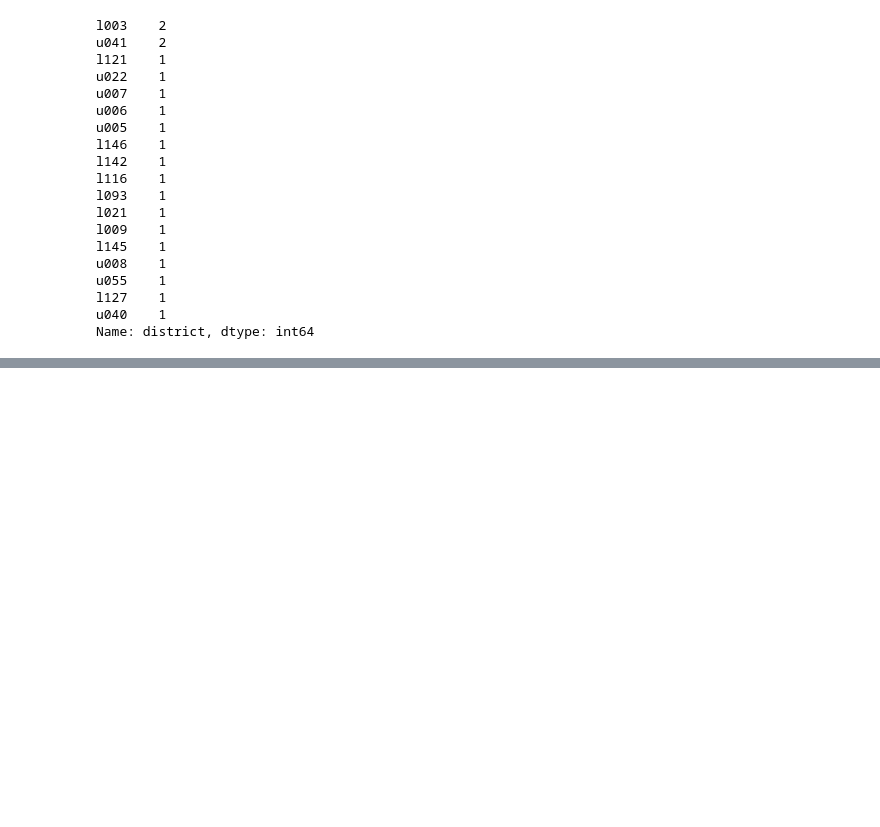
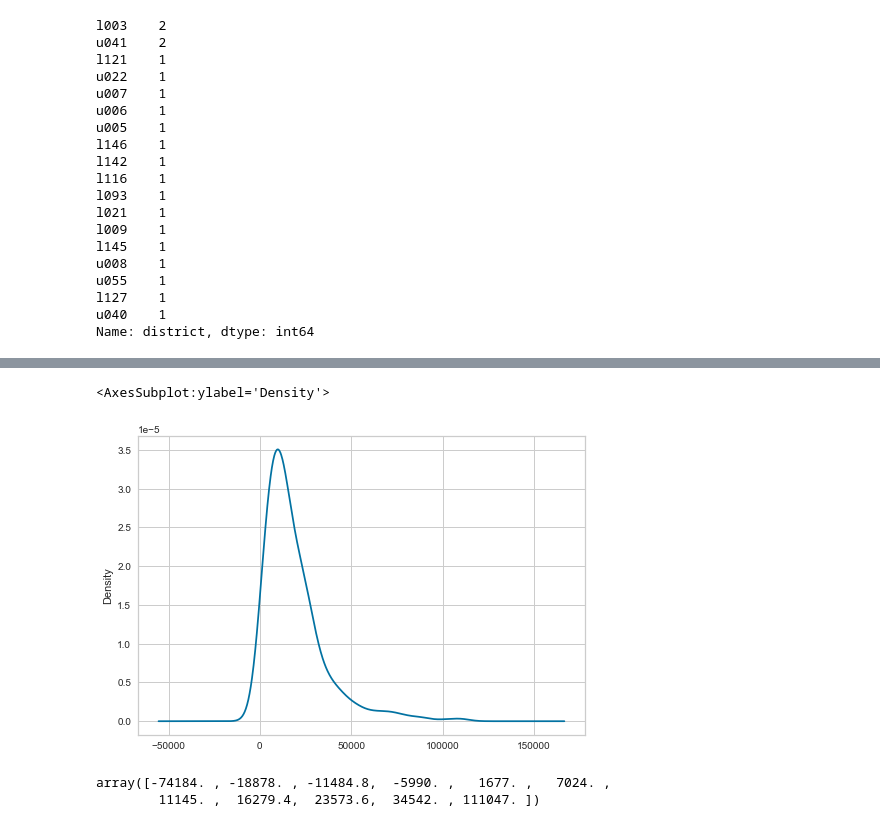
Before and after one commit to stone-ericm/State-Legislature-Election-Modeling, a Jupyter notebook: notebook.ipynb, the cells around one changed output, grey strips where cells are left out. Saved outputs shown, nothing was run; the diff lists cells and outputs as text; code cells hidden in the pictures; blank space fills up the shorter version.

```diff
--- a/notebook.ipynb
+++ b/notebook.ipynb
@@ -831,0 +947,10 @@ Name: district, dtype: int64
+# %%
+target.abs().plot.kde()
+# %% [output]
+<AxesSubplot:ylabel='Density'>
+[figure, added]
+# %%
+target.quantile(np.linspace(0, 1, num=11)).values
+# %% [output]
+array([-74184. , -18878. , -11484.8,  -5990. ,   1677. ,   7024. ,
+        11145. ,  16279.4,  23573.6,  34542. , 111047. ])
```
Also changed, not shown: parts of 35 cells of this notebook.
